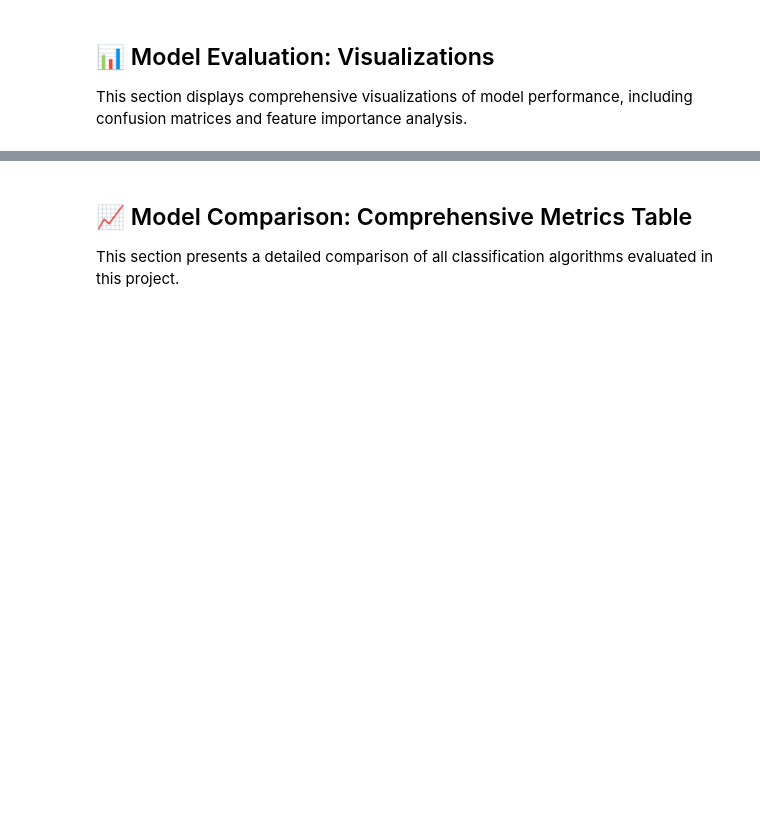
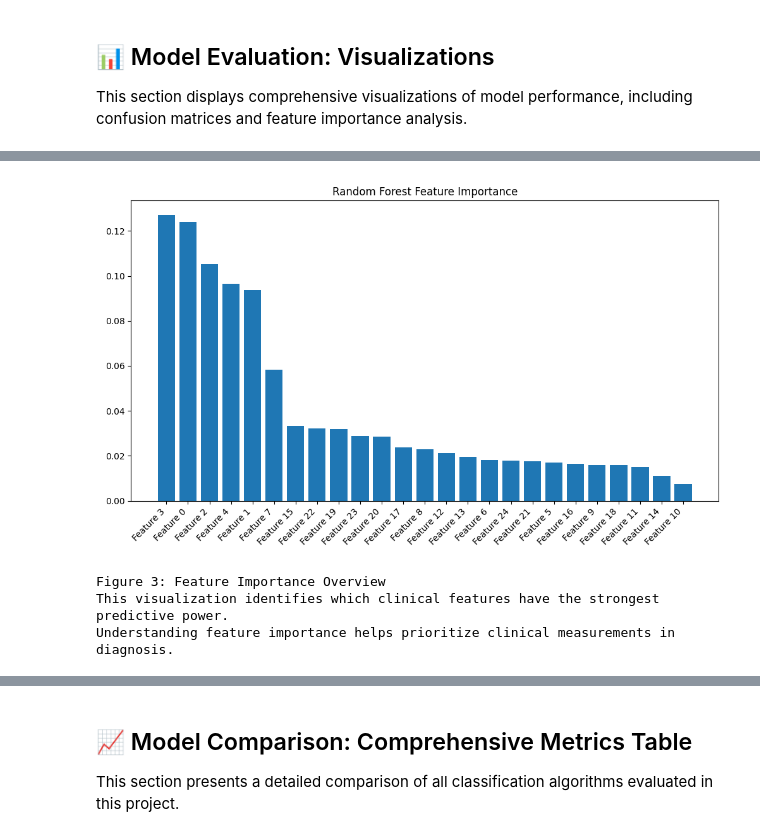
Before and after one commit to Eya-Bziouch/projet_ML, a Jupyter notebook: Heart_Disease_Classification_Report.ipynb, the cells around one changed output, grey strips where cells are left out. Drawn from its saved outputs; the diff is of its cells as text; code cells hidden in the pictures; blank space fills up the shorter version.

```diff
--- a/Heart_Disease_Classification_Report.ipynb
+++ b/Heart_Disease_Classification_Report.ipynb
@@ -874,8 +918,13 @@ print("Data cleaning ensures quality and consistency, leading to better model tr
 # %%
 # Display feature importance
-display(Image('feature_importance.png'))
+display(Image('visualisations/feature_importance.png'))
 print("Figure 3: Feature Importance Overview")
 print("This visualization identifies which clinical features have the strongest predictive power.")
 print("Understanding feature importance helps prioritize clinical measurements in diagnosis.\n")
+# %% [output]
+[figure, added]
+Figure 3: Feature Importance Overview
+This visualization identifies which clinical features have the strongest predictive power.
+Understanding feature importance helps prioritize clinical measurements in diagnosis.
 # %%
 # Display Random Forest feature importance
```
Also changed, not shown: parts of 16 cells of this notebook.
